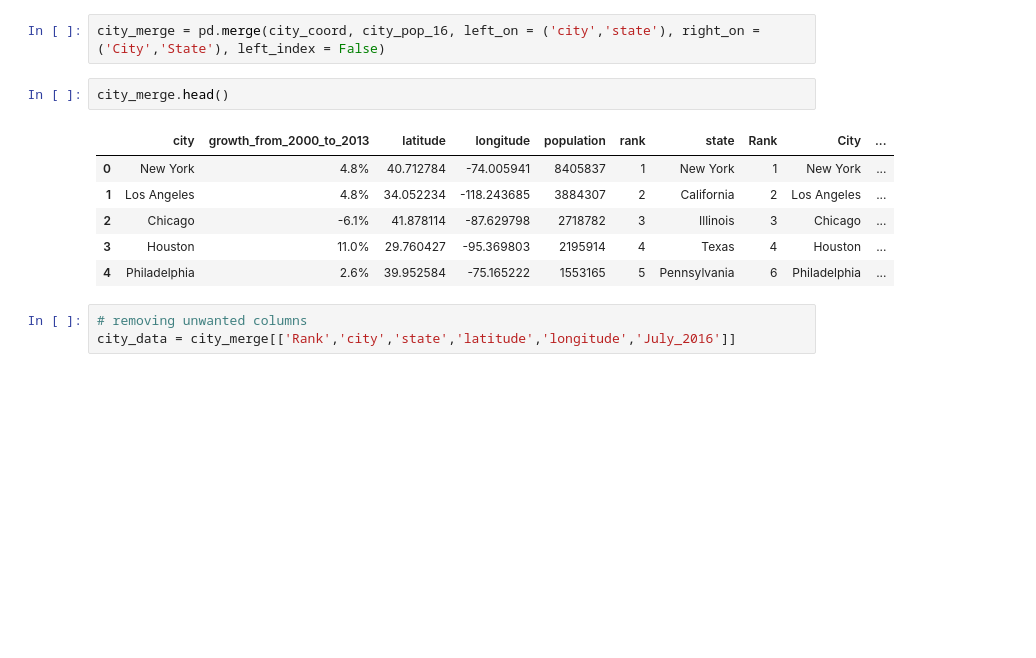
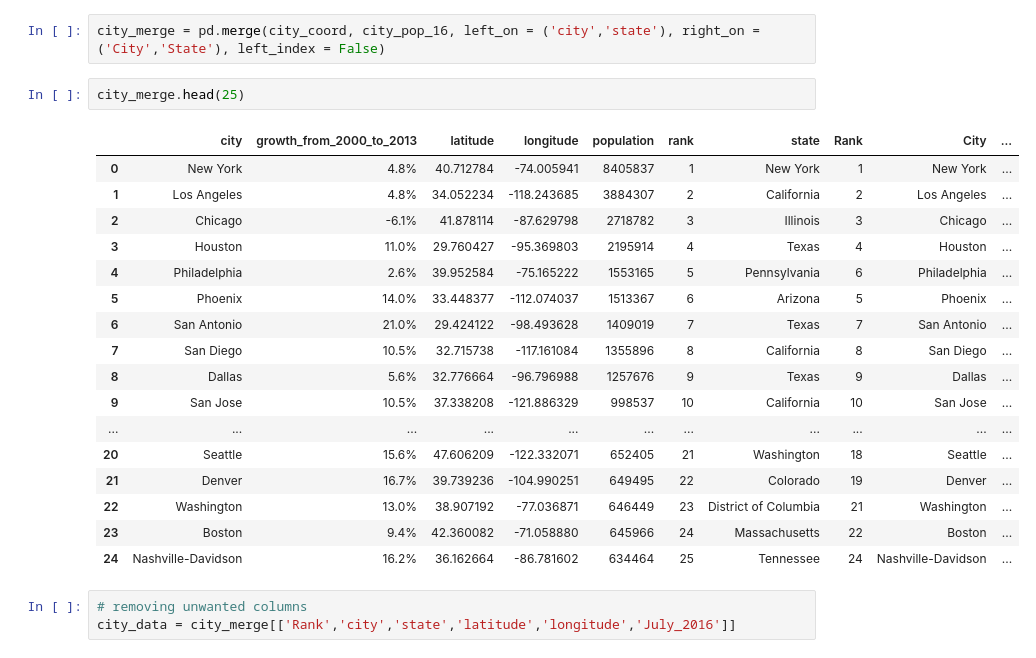
Before and after one commit to rohan-thakur1/capstone_brewing, a Jupyter notebook: Beer_Matching/Brewery Map.ipynb, the cells around one changed output. Cells and saved outputs as stored; diff of their text form; blank space fills up the shorter version.

```diff
--- a/Beer_Matching/Brewery Map.ipynb
+++ b/Beer_Matching/Brewery Map.ipynb
@@ -95,14 +95,25 @@ city_pop_16 = pd.read_csv('./src_tables/city_pop_2016.csv')
 # %%
 city_merge = pd.merge(city_coord, city_pop_16, left_on = ('city','state'), right_on = ('City','State'), left_index = False)
 # %%
-city_merge.head()
+city_merge.head(25)
 # %% [output]
 |  | city | growth_from_2000_to_2013 | latitude | longitude | population | rank | state | Rank | City | ... |
 | 0 | New York | 4.8% | 40.712784 | -74.005941 | 8405837 | 1 | New York | 1 | New York | ... |
 | 1 | Los Angeles | 4.8% | 34.052234 | -118.243685 | 3884307 | 2 | California | 2 | Los Angeles | ... |
 | 2 | Chicago | -6.1% | 41.878114 | -87.629798 | 2718782 | 3 | Illinois | 3 | Chicago | ... |
 | 3 | Houston | 11.0% | 29.760427 | -95.369803 | 2195914 | 4 | Texas | 4 | Houston | ... |
 | 4 | Philadelphia | 2.6% | 39.952584 | -75.165222 | 1553165 | 5 | Pennsylvania | 6 | Philadelphia | ... |
+| 5 | Phoenix | 14.0% | 33.448377 | -112.074037 | 1513367 | 6 | Arizona | 5 | Phoenix | ... |
+| 6 | San Antonio | 21.0% | 29.424122 | -98.493628 | 1409019 | 7 | Texas | 7 | San Antonio | ... |
+| 7 | San Diego | 10.5% | 32.715738 | -117.161084 | 1355896 | 8 | California | 8 | San Diego | ... |
+| 8 | Dallas | 5.6% | 32.776664 | -96.796988 | 1257676 | 9 | Texas | 9 | Dallas | ... |
+| 9 | San Jose | 10.5% | 37.338208 | -121.886329 | 998537 | 10 | California | 10 | San Jose | ... |
+| ... | ... | ... | ... | ... | ... | ... | ... | ... | ... | ... |
+| 20 | Seattle | 15.6% | 47.606209 | -122.332071 | 652405 | 21 | Washington | 18 | Seattle | ... |
+| 21 | Denver | 16.7% | 39.739236 | -104.990251 | 649495 | 22 | Colorado | 19 | Denver | ... |
+| 22 | Washington | 13.0% | 38.907192 | -77.036871 | 646449 | 23 | District of Columbia | 21 | Washington | ... |
+| 23 | Boston | 9.4% | 42.360082 | -71.058880 | 645966 | 24 | Massachusetts | 22 | Boston | ... |
+| 24 | Nashville-Davidson | 16.2% | 36.162664 | -86.781602 | 634464 | 25 | Tennessee | 24 | Nashville-Davidson | ... |
 # %%
 # removing unwanted columns
 city_data = city_merge[['Rank','city','state','latitude','longitude','July_2016']]
```
Also changed, not shown: parts of 24 cells of this notebook.
